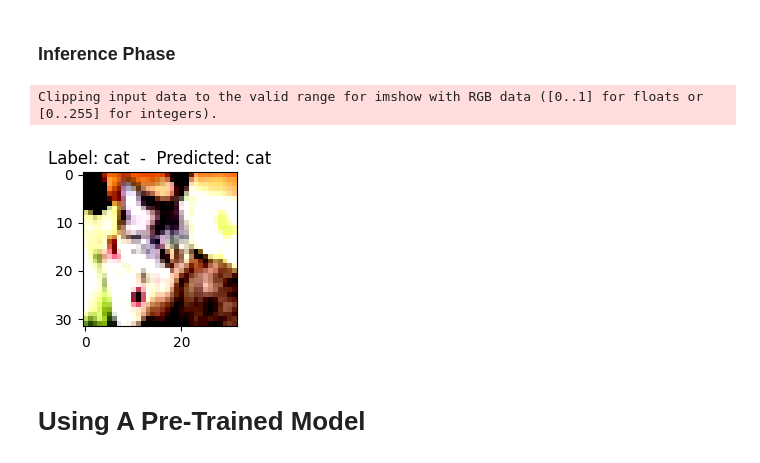
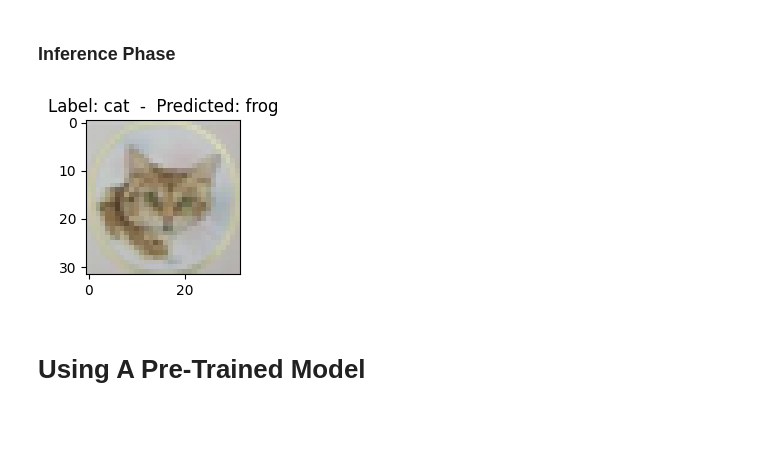
Before and after one commit to rianrajagede/pyconid-2023, a Jupyter notebook: PyConID_PyTorch_Hook.ipynb, the cells around one changed output. Drawn from its saved outputs; the diff is of its cells as text; code cells hidden in the pictures; blank space fills up the shorter version.

Commit message:
inference a single image

```diff
--- a/PyConID_PyTorch_Hook.ipynb
+++ b/PyConID_PyTorch_Hook.ipynb
@@ -89,31 +90,29 @@ Correctly predict 6082 of 10,000 (Acc: 60.81999999999999%)
 # %%
 # Inference on a sample image
 import matplotlib.pyplot as plt
-import numpy as np
+from PIL import Image
 
 def predict(model, image):
-    # Make predictions
-    outputs = model(image.to("cuda").unsqueeze(dim=0))
-    _, predicted = torch.max(outputs, 1)
+    # Make predictions, dont forget to preprocess the image
+    model.eval()
+    with torch.no_grad():
+        image = transform(image).to("cuda").unsqueeze(0)
+        outputs = model(image)
+        _, predicted = torch.max(outputs, 1)
     return predicted.item()
 
 # Define class labels for CIFAR-10
 classes = ('plane', 'car', 'bird', 'cat', 'deer', 'dog', 'frog', 'horse', 'ship', 'truck')
 
-image, label = testset[8]
-
+image = Image.open("cat9.png")
 predicted = predict(net, image)
 
-# Display the image and predicted class
-imshow = np.transpose(image.numpy(), (1, 2, 0))
-
 plt.figure(figsize = (2,2))
-plt.imshow(imshow)
-plt.title("Label: "+classes[label]+"  -  Predicted: "+str(classes[predicted]))
+plt.imshow(image)
+plt.title("Label: cat  -  Predicted: "+str(classes[predicted]))
 plt.show()
 # %% [output]
-Clipping input data to the valid range for imshow with RGB data ([0..1] for floats or [0..255] for integers).
-[figure, old version]
+[figure, new version]
 # %% [markdown]
 # Using A Pre-Trained Model
 # %%
```
Also changed, not shown: parts of 5 cells of this notebook, 1 other file.
